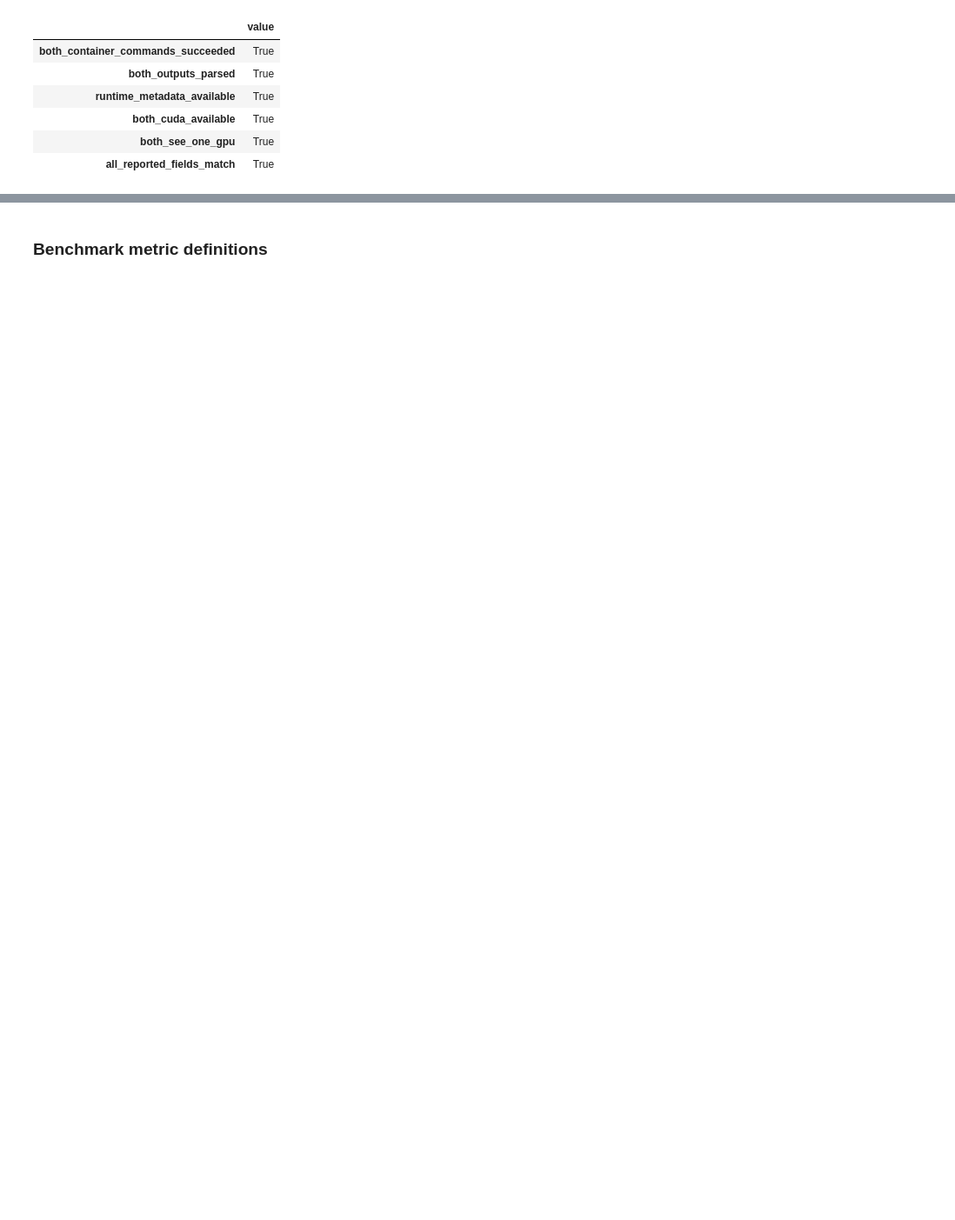
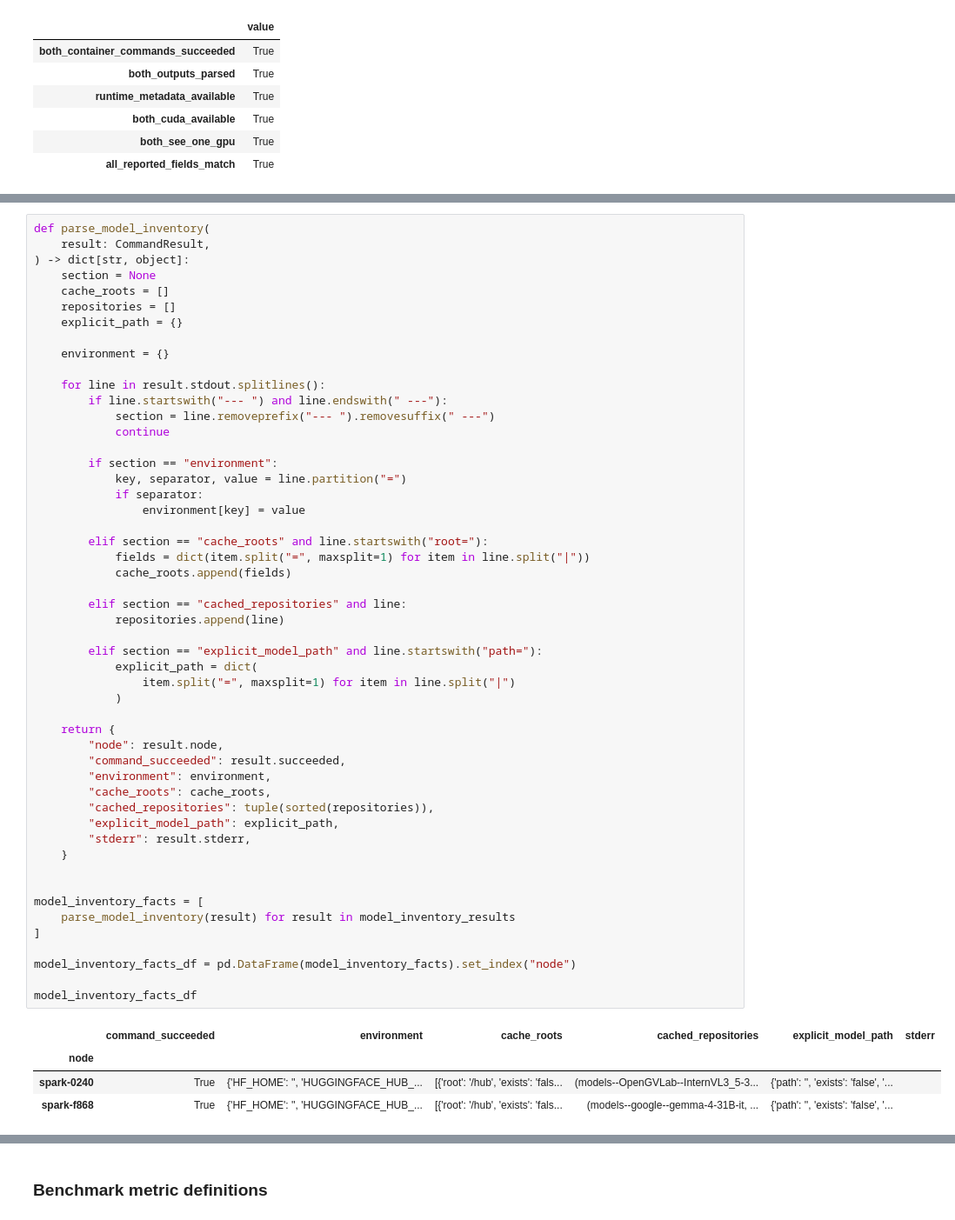
Before and after one commit to coert/dgx-spark-lab, a Jupyter notebook: experiments/01-distributed-inference/00-environment-and-model-baseline.ipynb, the cells around one changed output, grey strips where cells are left out. Shown at 87% size. Drawn from its saved outputs; the diff is of its cells as text; blank space fills up the shorter version.

Commit message:
Add model artifact inventory

```diff
--- a/experiments/01-distributed-inference/00-environment-and-model-baseline.ipynb
+++ b/experiments/01-distributed-inference/00-environment-and-model-baseline.ipynb
@@ -1565,0 +1736,56 @@ model_configuration
+# %%
+def parse_model_inventory(
+    result: CommandResult,
+) -> dict[str, object]:
+    section = None
+    cache_roots = []
+    repositories = []
+    explicit_path = {}
+
+    environment = {}
+
+    for line in result.stdout.splitlines():
+        if line.startswith("--- ") and line.endswith(" ---"):
+            section = line.removeprefix("--- ").removesuffix(" ---")
+            continue
+
+        if section == "environment":
+            key, separator, value = line.partition("=")
+            if separator:
+                environment[key] = value
+
+        elif section == "cache_roots" and line.startswith("root="):
+            fields = dict(item.split("=", maxsplit=1) for item in line.split("|"))
+            cache_roots.append(fields)
+
+        elif section == "cached_repositories" and line:
+            repositories.append(line)
+
+        elif section == "explicit_model_path" and line.startswith("path="):
+            explicit_path = dict(
+                item.split("=", maxsplit=1) for item in line.split("|")
+            )
+
+    return {
+        "node": result.node,
+        "command_succeeded": result.succeeded,
+        "environment": environment,
+        "cache_roots": cache_roots,
+        "cached_repositories": tuple(sorted(repositories)),
+        "explicit_model_path": explicit_path,
+        "stderr": result.stderr,
+    }
+
+
+model_inventory_facts = [
+    parse_model_inventory(result) for result in model_inventory_results
+]
+
+model_inventory_facts_df = pd.DataFrame(model_inventory_facts).set_index("node")
+
+model_inventory_facts_df
+# %% [output]
+|  | command_succeeded | environment | cache_roots | cached_repositories | explicit_model_path | stderr |
+| node |  |  |  |  |  |  |
+| spark-0240 | True | {'HF_HOME': '', 'HUGGINGFACE_HUB_... | [{'root': '/hub', 'exists': 'fals... | (models--OpenGVLab--InternVL3_5-3... | {'path': '', 'exists': 'false', '... |  |
+| spark-f868 | True | {'HF_HOME': '', 'HUGGINGFACE_HUB_... | [{'root': '/hub', 'exists': 'fals... | (models--google--gemma-4-31B-it, ... | {'path': '', 'exists': 'false', '... |  |
```
Also changed, not shown: parts of 8 cells of this notebook.
